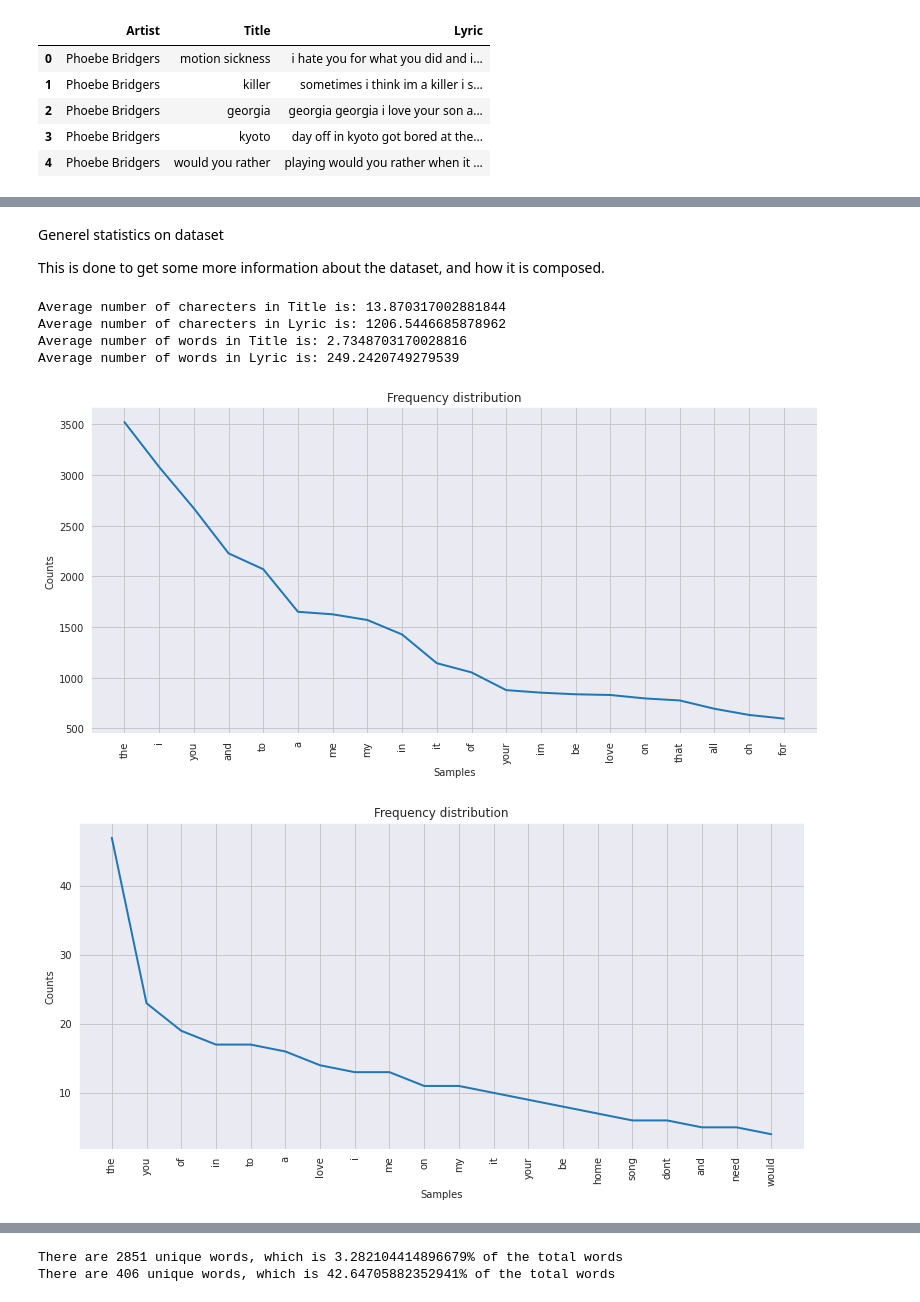
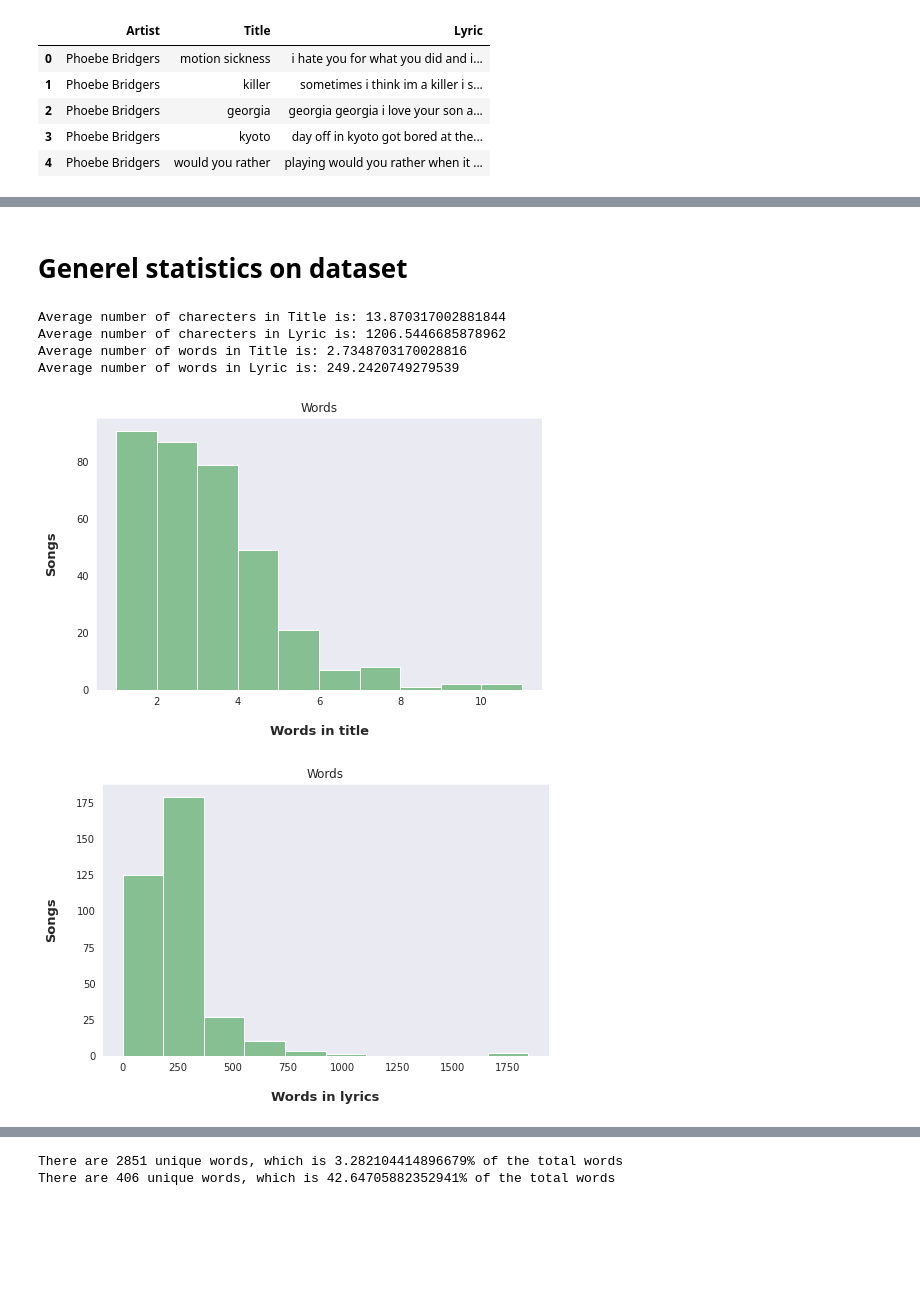
Before and after one commit to MatRitchie/Bachelor, a Jupyter notebook: Preprosessing_data.ipynb, the cells around one changed output, grey strips where cells are left out. Saved outputs shown, nothing was run; the diff lists cells and outputs as text; code cells hidden in the pictures; blank space fills up the shorter version.

```diff
--- a/Preprosessing_data.ipynb
+++ b/Preprosessing_data.ipynb
@@ -192,12 +198,6 @@ Procentage of songs where 0 % of title is part of lyric: 7.780979827089338
-# %% [markdown]
-Generel statistics on dataset
-
-This is done to get some more information about the dataset, and how it is composed.
+# %% [markdown]
+# Generel statistics on dataset
 # %%
-#@title General statistics on dataset
-
-#maybe I also want to find min/max
-
 #finding average amount of words and charecters
 def AverageChar(dataset, column):
   all_char = [len(s) for s in dataset[column]]
@@ -206,44 +206,59 @@ def AverageChar(dataset, column):
 
 def AverageWords(dataset, column):
   all_words = [len(s.split()) for s in dataset[column]]
+  my_dataset['Words'] = all_words
   avg_words = sum(all_words) / len(dataset)
   print('Average number of words in {0} is: {1}'.format(column, avg_words))
 
 AverageChar(my_dataset, 'Title')
 AverageChar(my_dataset, 'Lyric')
 AverageWords(my_dataset, 'Title')
+
+
+hist = my_dataset.hist(column='Words', grid=False, figsize=(8,5), color='#86bf91')
+
+hist = hist[0]
+for x in hist:
+  x.set_xlabel("Words in title", labelpad=18, weight='bold', size=13)
+  x.set_ylabel("Songs", labelpad=18, weight='bold', size=13)
+
 AverageWords(my_dataset, 'Lyric')
 
+histo = my_dataset.hist(column='Words', grid=False, figsize=(8,5), color='#86bf91')
+
+histo = histo[0]
+for x in histo:
+  x.set_xlabel("Words in lyrics", labelpad=18, weight='bold', size=13)
+  x.set_ylabel("Songs", labelpad=18, weight='bold', size=13)
 
 #Finding the most frequent words (Stopwords are not excluded)
 def Freqwords(top_freq,column):
   txt = column.str.lower().str.replace(r'\|', ' ').str.cat(sep=' ')
   words = nltk.tokenize.word_tokenize(txt)
   fdist = FreqDist(words)
   frequent_words = fdist.most_common(top_freq)
   plt.figure(figsize=(13,6))
   plt.title('Frequency distribution')
   fdist.plot(top_freq)
-  #print('The {0} most frequent words are {1}'.format(top_freq, frequent_words))
 
-Freqwords(20,  my_dataset.Lyric)
-Freqwords(20, my_dataset.Title)
+Freqwords(30,  my_dataset.Lyric)
+Freqwords(30, my_dataset.Title)
 
 #Finding the unique words
 def UqWords(column):
   txt = column.str.lower().str.replace(r'\|', ' ').str.cat(sep=' ')
   words = nltk.tokenize.word_tokenize(txt)
   fdist = FreqDist(words)
   unique_words = fdist.hapaxes()
   procent_unique_words = len(unique_words) / len(words) * 100
   print('There are {0} unique words, which is {1}% of the total words'.format(len(unique_words), procent_unique_words))
 
 UqWords(my_dataset.Lyric)
 UqWords(my_dataset.Title)
 # %% [output]
 Average number of charecters in Title is: 13.870317002881844
 Average number of charecters in Lyric is: 1206.5446685878962
 Average number of words in Title is: 2.7348703170028816
 Average number of words in Lyric is: 249.2420749279539
-[figure, old version]
+[figure, new version]
-[figure, old version]
+[figure, new version]
```
Also changed, not shown: parts of 22 cells of this notebook.
